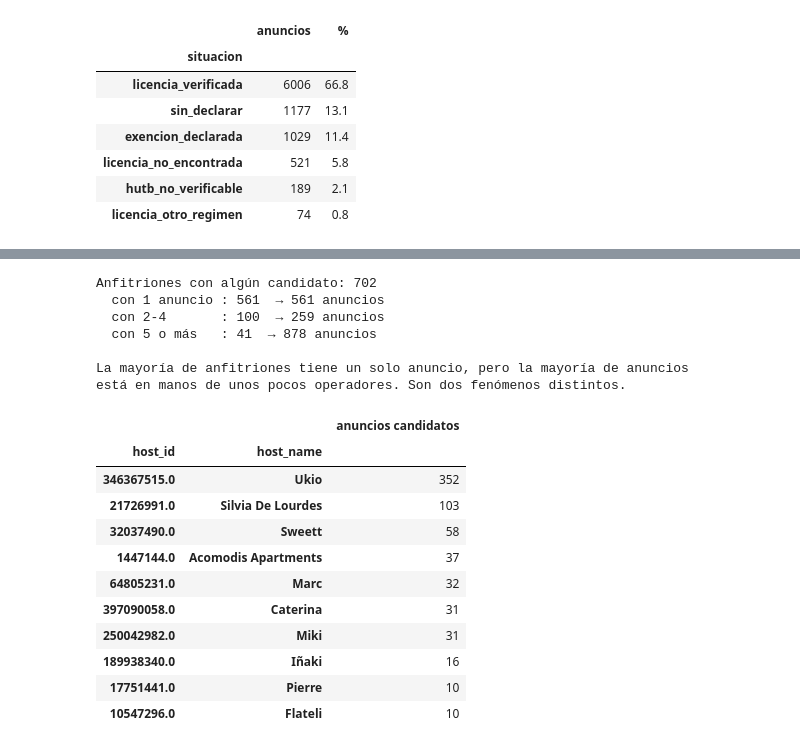
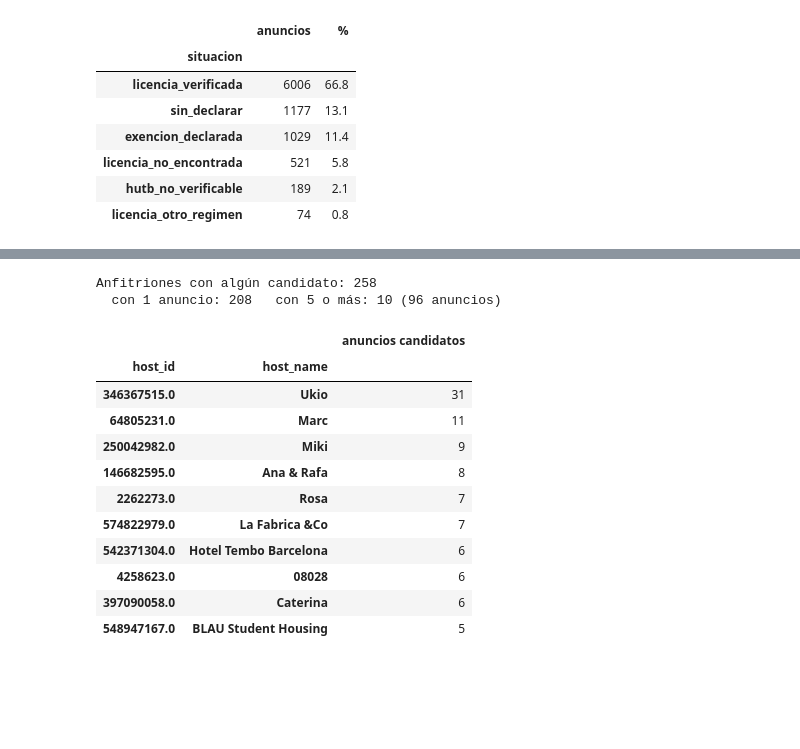
Before and after one commit to Ruthlessallen/Turismo-y-Barcelona, a Jupyter notebook: pipeline/notebooks/03_auditoria_licencias.ipynb, the cells around one changed output, grey strips where cells are left out. Cells and saved outputs as stored; diff of their text form; code cells hidden in the pictures; blank space fills up the shorter version.

```diff
--- a/pipeline/notebooks/03_auditoria_licencias.ipynb
+++ b/pipeline/notebooks/03_auditoria_licencias.ipynb
@@ -244,29 +281,21 @@ plt.tight_layout()
 # %%
 por_host = candidatos.groupby(['host_id', 'host_name']).size().sort_values(ascending=False)
 print(f'Anfitriones con algún candidato: {len(por_host):,}')
-print(f'  con 1 anuncio : {(por_host == 1).sum():,}  → {por_host[por_host == 1].sum():,} anuncios')
-print(f'  con 2-4       : {((por_host >= 2) & (por_host <= 4)).sum():,}  → {por_host[(por_host >= 2) & (por_host <= 4)].sum():,} anuncios')
-print(f'  con 5 o más   : {(por_host >= 5).sum():,}  → {por_host[por_host >= 5].sum():,} anuncios')
-print('\nLa mayoría de anfitriones tiene un solo anuncio, pero la mayoría de anuncios')
-print('está en manos de unos pocos operadores. Son dos fenómenos distintos.')
+print(f'  con 1 anuncio: {(por_host == 1).sum():,}   con 5 o más: {(por_host >= 5).sum():,} '
+      f'({por_host[por_host >= 5].sum():,} anuncios)')
 por_host.head(10).to_frame('anuncios candidatos')
 # %% [output]
-Anfitriones con algún candidato: 702
-  con 1 anuncio : 561  → 561 anuncios
-  con 2-4       : 100  → 259 anuncios
-  con 5 o más   : 41  → 878 anuncios
-
-La mayoría de anfitriones tiene un solo anuncio, pero la mayoría de anuncios
-está en manos de unos pocos operadores. Son dos fenómenos distintos.
+Anfitriones con algún candidato: 258
+  con 1 anuncio: 208   con 5 o más: 10 (96 anuncios)
 |  |  | anuncios candidatos |
 | host_id | host_name |  |
-| 346367515.0 | Ukio | 352 |
-| 21726991.0 | Silvia De Lourdes | 103 |
-| 32037490.0 | Sweett | 58 |
-| 1447144.0 | Acomodis Apartments | 37 |
-| 64805231.0 | Marc | 32 |
-| 397090058.0 | Caterina | 31 |
-| 250042982.0 | Miki | 31 |
-| 189938340.0 | Iñaki | 16 |
-| 17751441.0 | Pierre | 10 |
-| 10547296.0 | Flateli | 10 |
+| 346367515.0 | Ukio | 31 |
+| 64805231.0 | Marc | 11 |
+| 250042982.0 | Miki | 9 |
+| 146682595.0 | Ana & Rafa | 8 |
+| 2262273.0 | Rosa | 7 |
+| 574822979.0 | La Fabrica &Co | 7 |
+| 542371304.0 | Hotel Tembo Barcelona | 6 |
+| 4258623.0 | 08028 | 6 |
+| 397090058.0 | Caterina | 6 |
+| 548947167.0 | BLAU Student Housing | 5 |
```
Also changed, not shown: parts of 34 cells of this notebook, 6 other files.
